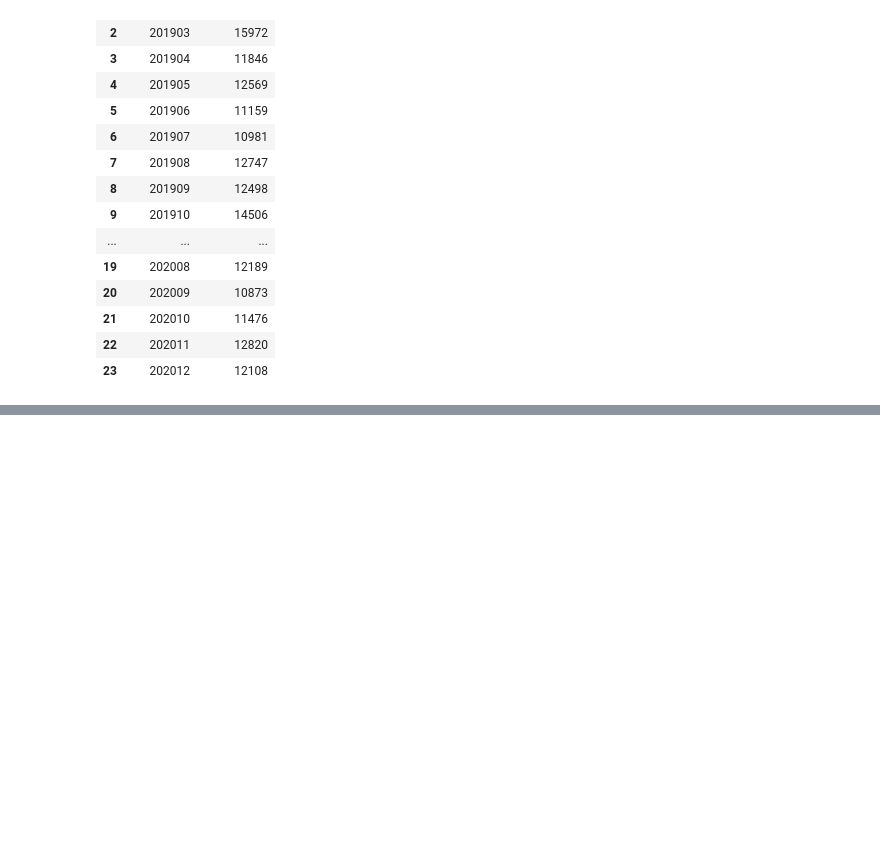
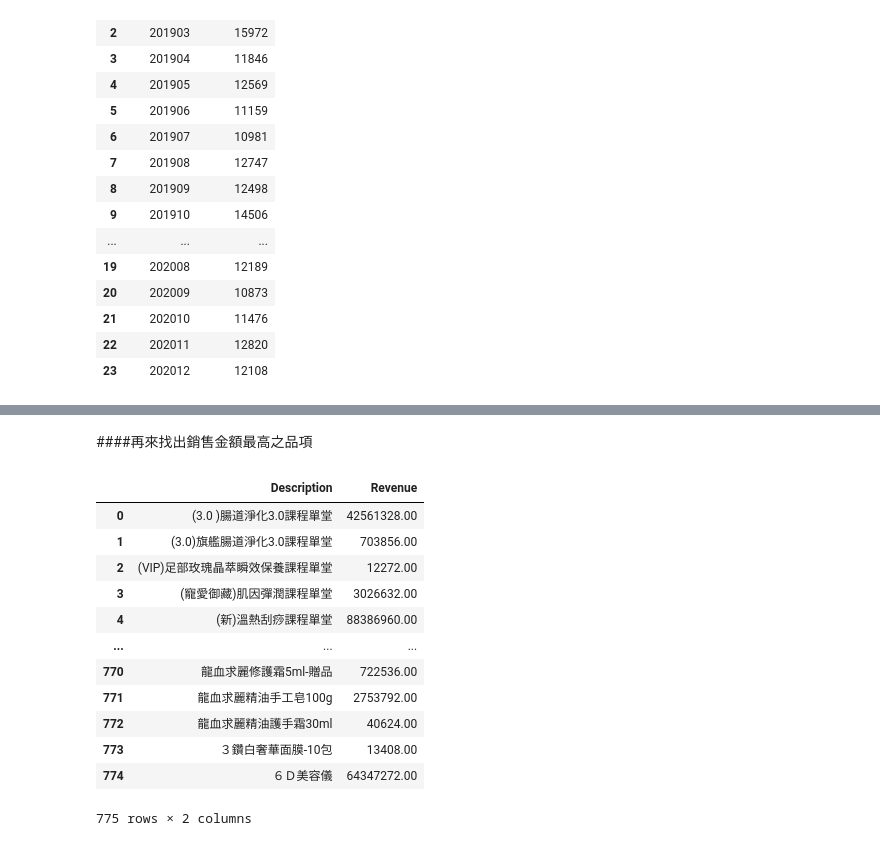
Before and after one commit to 01-slime/EDA, a Jupyter notebook: EDA.ipynb, the cells around one changed output, grey strips where cells are left out. Drawn from its saved outputs; the diff is of its cells as text; code cells hidden in the pictures; blank space fills up the shorter version.

```diff
--- a/EDA.ipynb
+++ b/EDA.ipynb
@@ -724,0 +862,19 @@ plt.show()
+# %% [markdown]
+####再來找出銷售金額最高之品項
+# %%
+best_sales_revenue1 = sales_data1.groupby(['Description'])['Revenue'].sum().reset_index()
+best_sales_revenue1
+# %% [output]
+|  | Description | Revenue |
+| 0 | (3.0 )腸道淨化3.0課程單堂 | 42561328.00 |
+| 1 | (3.0)旗艦腸道淨化3.0課程單堂 | 703856.00 |
+| 2 | (VIP)足部玫瑰晶萃瞬效保養課程單堂 | 12272.00 |
+| 3 | (寵愛御藏)肌因彈潤課程單堂 | 3026632.00 |
+| 4 | (新)溫熱刮痧課程單堂 | 88386960.00 |
+| ... | ... | ... |
+| 770 | 龍血求麗修護霜5ml-贈品 | 722536.00 |
+| 771 | 龍血求麗精油手工皂100g | 2753792.00 |
+| 772 | 龍血求麗精油護手霜30ml | 40624.00 |
+| 773 | ３鑽白奢華面膜-10包 | 13408.00 |
+| 774 | ６Ｄ美容儀 | 64347272.00 |
+775 rows × 2 columns
```
Also changed, not shown: parts of 29 cells of this notebook.
